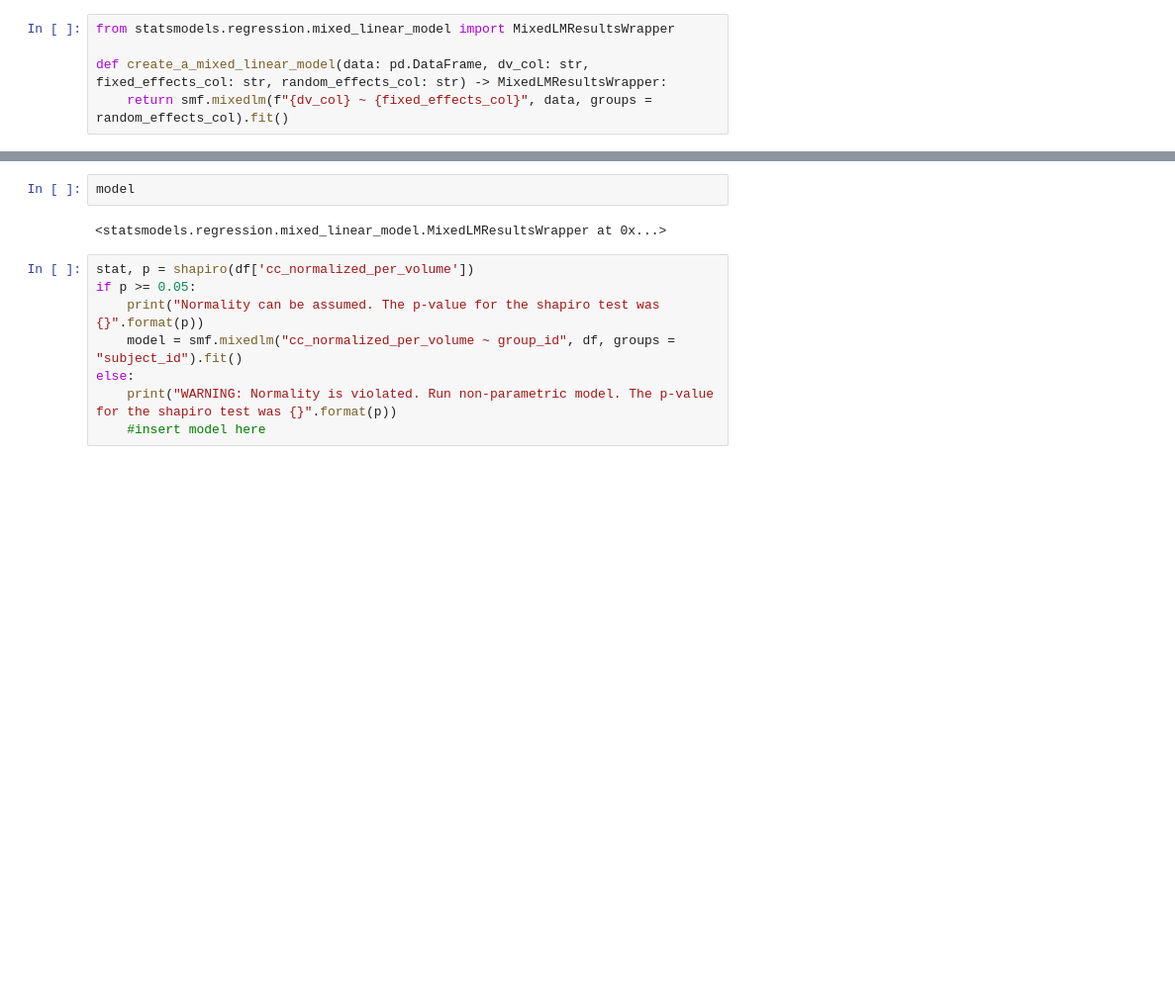
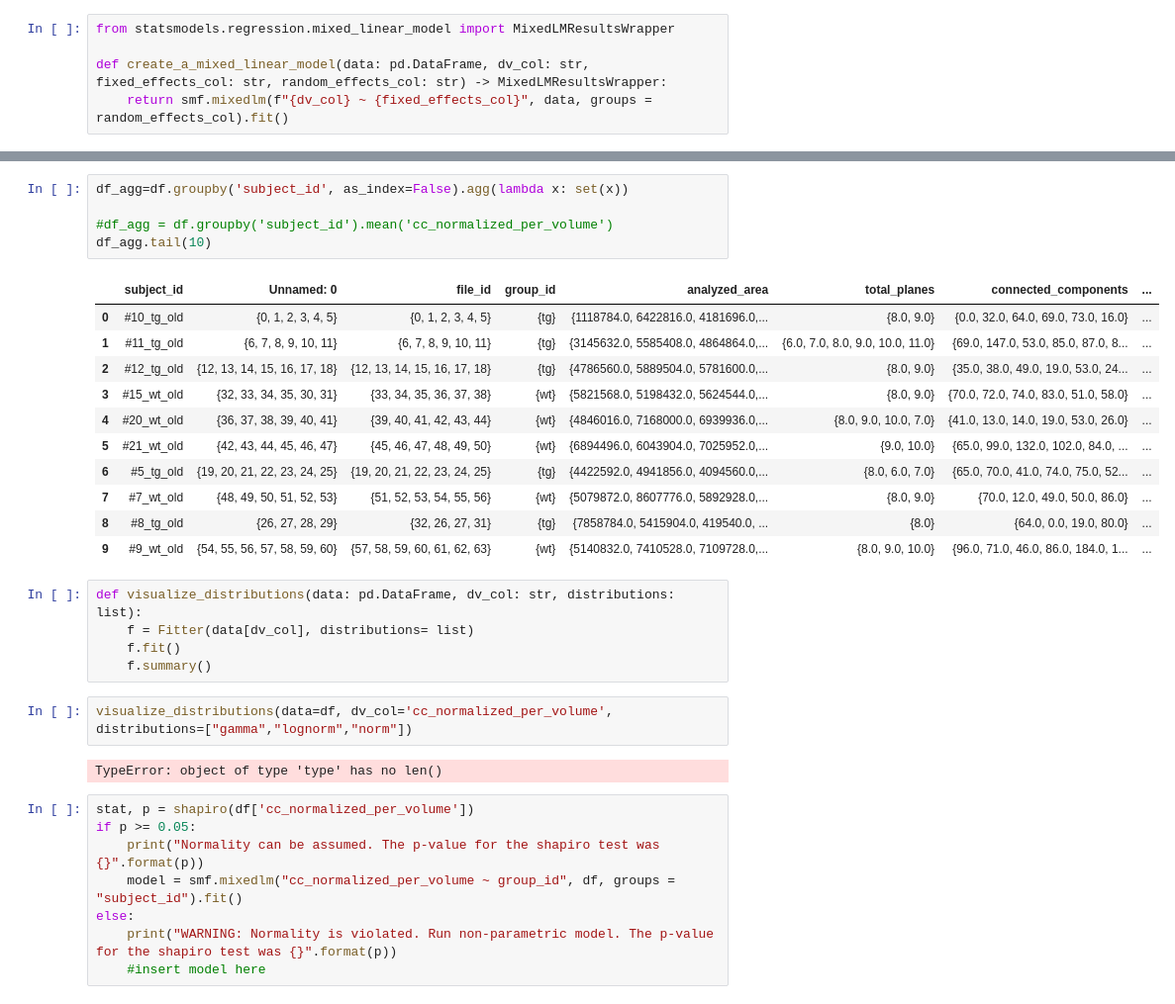
Before and after one commit to DennisDoll/DCLmeetsRETUNE, a Jupyter notebook: image_analysis_pipeline/Data_exploration_and_assumptions.ipynb, the cells around one changed output, grey strips where cells are left out. Shown at 99% size. Saved outputs shown, nothing was run; the diff lists cells and outputs as text; blank space fills up the shorter version.

```diff
--- a/image_analysis_pipeline/Data_exploration_and_assumptions.ipynb
+++ b/image_analysis_pipeline/Data_exploration_and_assumptions.ipynb
@@ -92,7 +150,29 @@ def compute_statistics(data: pd.DataFrame, dv_col: str, distribution_type: Optio
+# %%
+df_agg=df.groupby('subject_id', as_index=False).agg(lambda x: set(x))
+
+#df_agg = df.groupby('subject_id').mean('cc_normalized_per_volume')
+df_agg.tail(10)
+# %% [output]
+|  | subject_id | Unnamed: 0 | file_id | group_id | analyzed_area | total_planes | connected_components | ... |
+| 0 | #10_tg_old | {0, 1, 2, 3, 4, 5} | {0, 1, 2, 3, 4, 5} | {tg} | {1118784.0, 6422816.0, 4181696.0,... | {8.0, 9.0} | {0.0, 32.0, 64.0, 69.0, 73.0, 16.0} | ... |
+| 1 | #11_tg_old | {6, 7, 8, 9, 10, 11} | {6, 7, 8, 9, 10, 11} | {tg} | {3145632.0, 5585408.0, 4864864.0,... | {6.0, 7.0, 8.0, 9.0, 10.0, 11.0} | {69.0, 147.0, 53.0, 85.0, 87.0, 8... | ... |
+| 2 | #12_tg_old | {12, 13, 14, 15, 16, 17, 18} | {12, 13, 14, 15, 16, 17, 18} | {tg} | {4786560.0, 5889504.0, 5781600.0,... | {8.0, 9.0} | {35.0, 38.0, 49.0, 19.0, 53.0, 24... | ... |
+| 3 | #15_wt_old | {32, 33, 34, 35, 30, 31} | {33, 34, 35, 36, 37, 38} | {wt} | {5821568.0, 5198432.0, 5624544.0,... | {8.0, 9.0} | {70.0, 72.0, 74.0, 83.0, 51.0, 58.0} | ... |
+| 4 | #20_wt_old | {36, 37, 38, 39, 40, 41} | {39, 40, 41, 42, 43, 44} | {wt} | {4846016.0, 7168000.0, 6939936.0,... | {8.0, 9.0, 10.0, 7.0} | {41.0, 13.0, 14.0, 19.0, 53.0, 26.0} | ... |
+| 5 | #21_wt_old | {42, 43, 44, 45, 46, 47} | {45, 46, 47, 48, 49, 50} | {wt} | {6894496.0, 6043904.0, 7025952.0,... | {9.0, 10.0} | {65.0, 99.0, 132.0, 102.0, 84.0, ... | ... |
+| 6 | #5_tg_old | {19, 20, 21, 22, 23, 24, 25} | {19, 20, 21, 22, 23, 24, 25} | {tg} | {4422592.0, 4941856.0, 4094560.0,... | {8.0, 6.0, 7.0} | {65.0, 70.0, 41.0, 74.0, 75.0, 52... | ... |
+| 7 | #7_wt_old | {48, 49, 50, 51, 52, 53} | {51, 52, 53, 54, 55, 56} | {wt} | {5079872.0, 8607776.0, 5892928.0,... | {8.0, 9.0} | {70.0, 12.0, 49.0, 50.0, 86.0} | ... |
+| 8 | #8_tg_old | {26, 27, 28, 29} | {32, 26, 27, 31} | {tg} | {7858784.0, 5415904.0, 419540.0, ... | {8.0} | {64.0, 0.0, 19.0, 80.0} | ... |
+| 9 | #9_wt_old | {54, 55, 56, 57, 58, 59, 60} | {57, 58, 59, 60, 61, 62, 63} | {wt} | {5140832.0, 7410528.0, 7109728.0,... | {8.0, 9.0, 10.0} | {96.0, 71.0, 46.0, 86.0, 184.0, 1... | ... |
 # %%
-model
+def visualize_distributions(data: pd.DataFrame, dv_col: str, distributions: list):
+    f = Fitter(data[dv_col], distributions= list)
+    f.fit()
+    f.summary()
-# %% [output]
-<statsmodels.regression.mixed_linear_model.MixedLMResultsWrapper at 0x...>
+# %%
+visualize_distributions(data=df, dv_col='cc_normalized_per_volume', distributions=["gamma","lognorm","norm"])
+# %% [output]
+TypeError: object of type 'type' has no len()
 # %%
 stat, p = shapiro(df['cc_normalized_per_volume'])
 if p >= 0.05:
```
Also changed, not shown: parts of 25 cells of this notebook, 1 other file.
